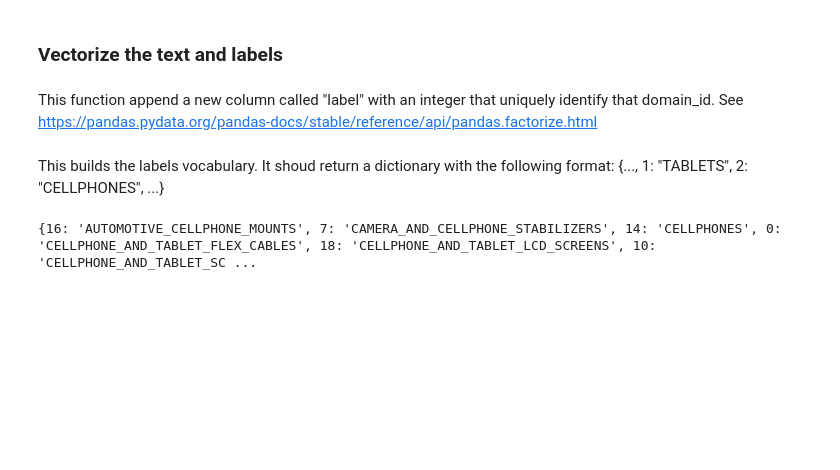
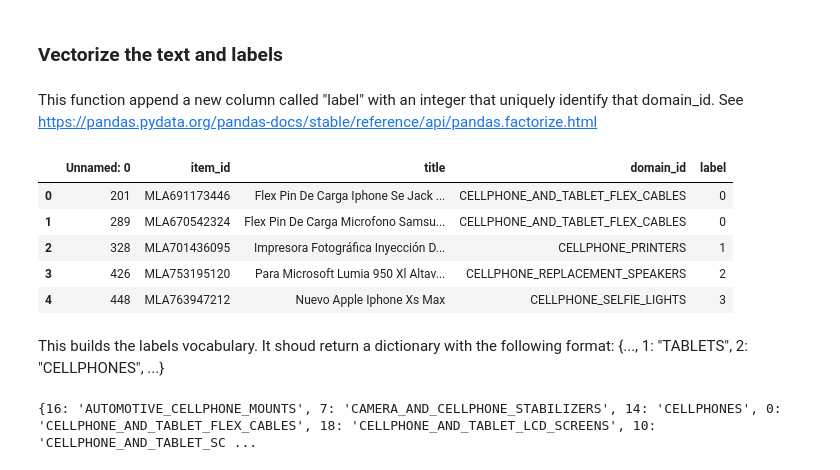
Before and after one commit to agustin-sarasua/workshop-categorization, a Jupyter notebook: workshop_categorizacion.ipynb, the cells around one changed output. Saved outputs shown, nothing was run; the diff lists cells and outputs as text; code cells hidden in the pictures; blank space fills up the shorter version.

```diff
--- a/workshop_categorizacion.ipynb
+++ b/workshop_categorizacion.ipynb
@@ -300,5 +304,14 @@ def parse_labels_to_decimal(df):
   df['label'] = df['domain_id'].factorize()[0]
 parse_labels_to_decimal(df)
+# %%
+df.head()
+# %% [output]
+|  | Unnamed: 0 | item_id | title | domain_id | label |
+| 0 | 201 | MLA691173446 | Flex Pin De Carga Iphone Se Jack ... | CELLPHONE_AND_TABLET_FLEX_CABLES | 0 |
+| 1 | 289 | MLA670542324 | Flex Pin De Carga Microfono Samsu... | CELLPHONE_AND_TABLET_FLEX_CABLES | 0 |
+| 2 | 328 | MLA701436095 | Impresora Fotográfica Inyección D... | CELLPHONE_PRINTERS | 1 |
+| 3 | 426 | MLA753195120 | Para Microsoft Lumia 950 Xl Altav... | CELLPHONE_REPLACEMENT_SPEAKERS | 2 |
+| 4 | 448 | MLA763947212 | Nuevo Apple Iphone Xs Max | CELLPHONE_SELFIE_LIGHTS | 3 |
 # %% [markdown]
 This builds the labels vocabulary. It shoud return a dictionary with the following format:
 {..., 1: "TABLETS", 2: "CELLPHONES", ...}
```
Also changed, not shown: parts of 35 cells of this notebook.
